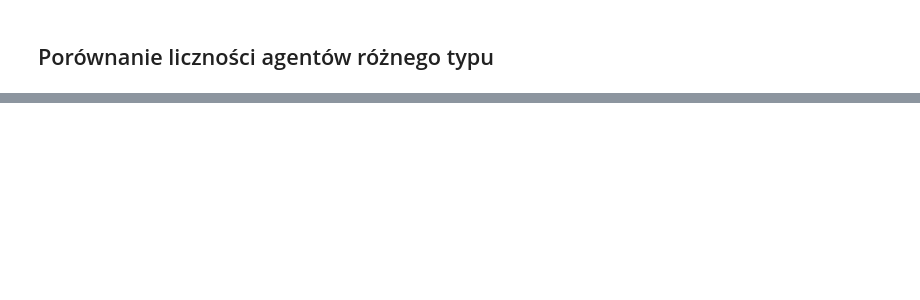
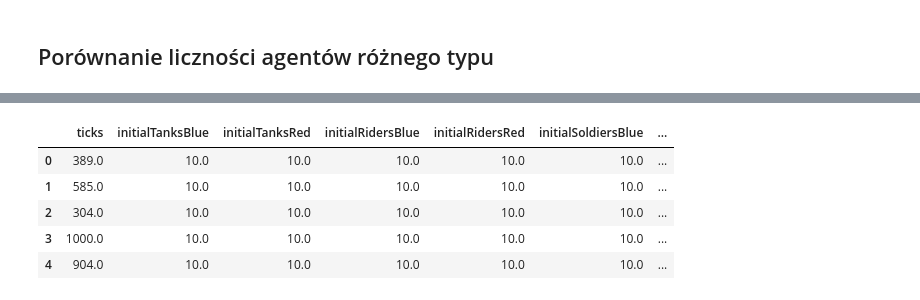
Before and after one commit to INFJakZda/Battlefield-Evaluation, a Jupyter notebook: evaluate_results.ipynb, the cells around one changed output, grey strips where cells are left out. Saved outputs shown, nothing was run; the diff lists cells and outputs as text; code cells hidden in the pictures; blank space fills up the shorter version.

```diff
--- a/evaluate_results.ipynb
+++ b/evaluate_results.ipynb
@@ -64,0 +145,9 @@ data
+# %%
+battle_summaries.head()
+# %% [output]
+|  | ticks | initialTanksBlue | initialTanksRed | initialRidersBlue | initialRidersRed | initialSoldiersBlue | ... |
+| 0 | 389.0 | 10.0 | 10.0 | 10.0 | 10.0 | 10.0 | ... |
+| 1 | 585.0 | 10.0 | 10.0 | 10.0 | 10.0 | 10.0 | ... |
+| 2 | 304.0 | 10.0 | 10.0 | 10.0 | 10.0 | 10.0 | ... |
+| 3 | 1000.0 | 10.0 | 10.0 | 10.0 | 10.0 | 10.0 | ... |
+| 4 | 904.0 | 10.0 | 10.0 | 10.0 | 10.0 | 10.0 | ... |
```
Also changed, not shown: parts of 9 cells of this notebook.
